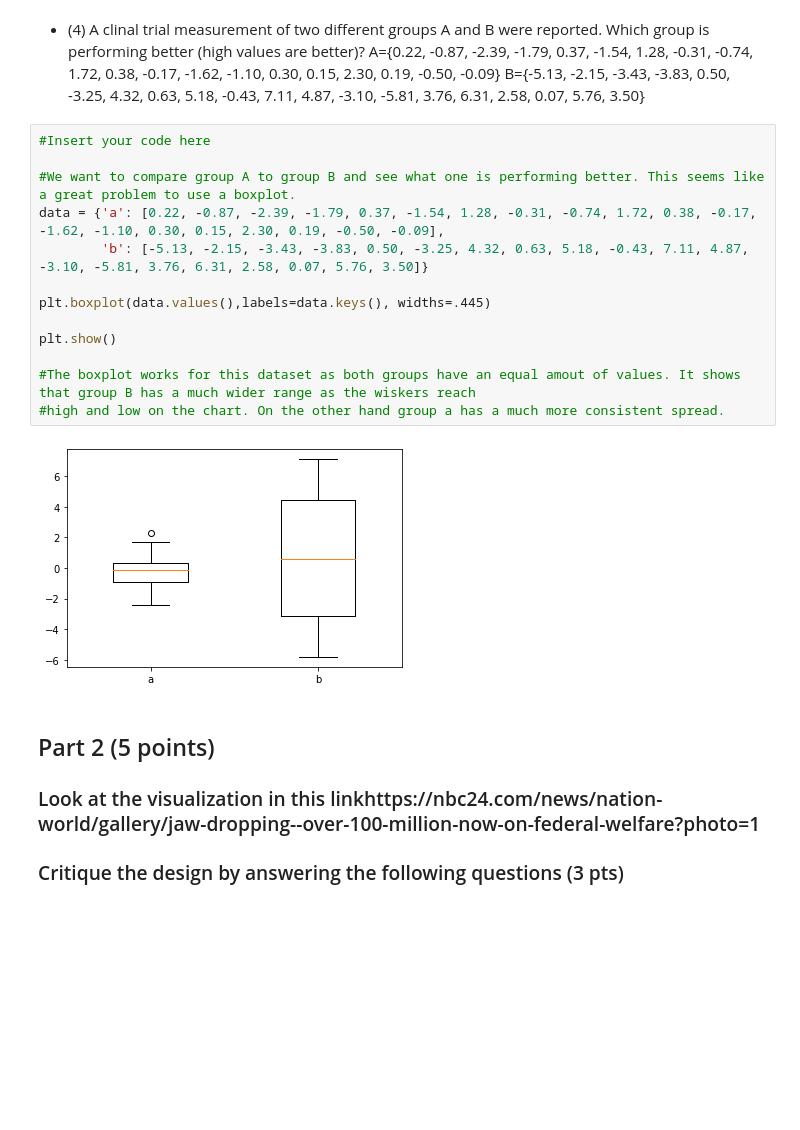
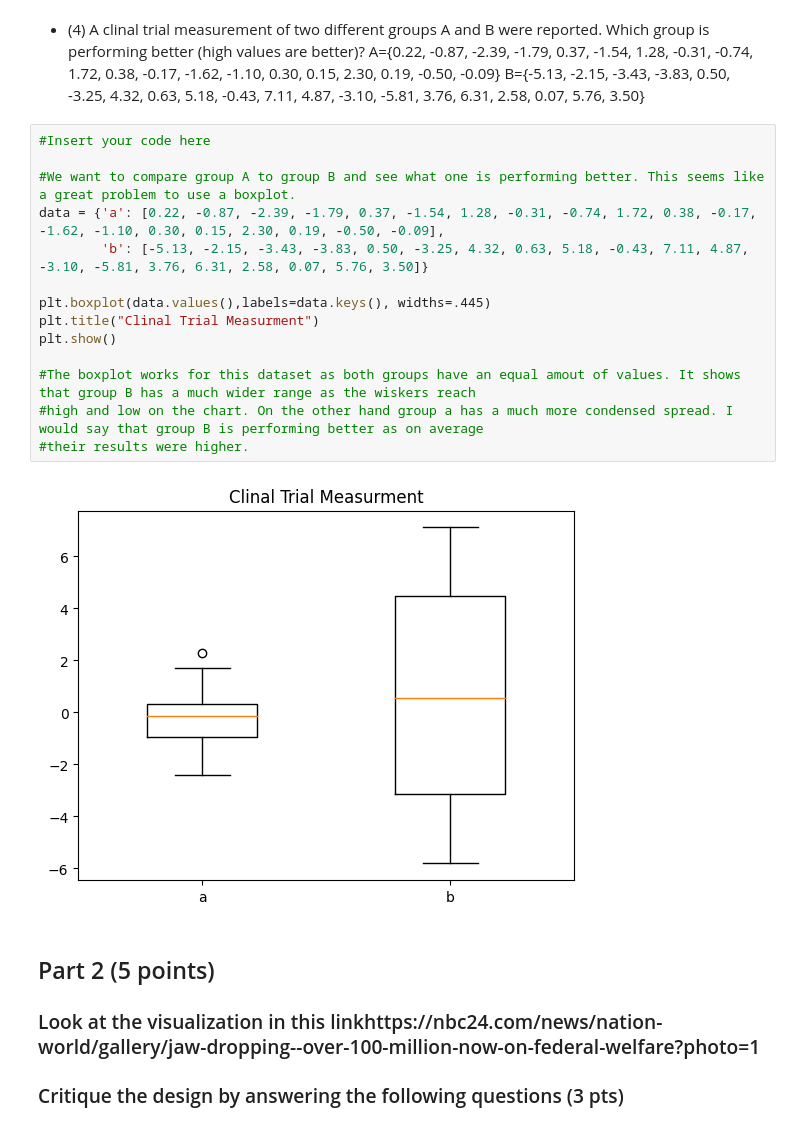
Before and after one commit to GriffinJack/DS8007, a Jupyter notebook: HomeWork_1.ipynb, the cells around one changed output. Cells and saved outputs as stored; diff of their text form; blank space fills up the shorter version.

```diff
--- a/HomeWork_1.ipynb
+++ b/HomeWork_1.ipynb
@@ -86,18 +87,19 @@ plt.show()
 # %%
 #Insert your code here
 
 #We want to compare group A to group B and see what one is performing better. This seems like a great problem to use a boxplot.
 data = {'a': [0.22, -0.87, -2.39, -1.79, 0.37, -1.54, 1.28, -0.31, -0.74, 1.72, 0.38, -0.17, -1.62, -1.10, 0.30, 0.15, 2.30, 0.19, -0.50, -0.09],
         'b': [-5.13, -2.15, -3.43, -3.83, 0.50, -3.25, 4.32, 0.63, 5.18, -0.43, 7.11, 4.87, -3.10, -5.81, 3.76, 6.31, 2.58, 0.07, 5.76, 3.50]}
 
 plt.boxplot(data.values(),labels=data.keys(), widths=.445)
-
+plt.title("Clinal Trial Measurment")
 plt.show()
 
 #The boxplot works for this dataset as both groups have an equal amout of values. It shows that group B has a much wider range as the wiskers reach
-#high and low on the chart. On the other hand group a has a much more consistent spread.
+#high and low on the chart. On the other hand group a has a much more condensed spread. I would say that group B is performing better as on average
+#their results were higher.
 # %% [output]
-[figure, old version]
+[figure, new version]
 # %% [markdown]
 ## Part 2 (5 points)
 ### Look at the visualization in this linkhttps://nbc24.com/news/nation-world/gallery/jaw-dropping--over-100-million-now-on-federal-welfare?photo=1
```
Also changed, not shown: parts of 25 cells of this notebook.
